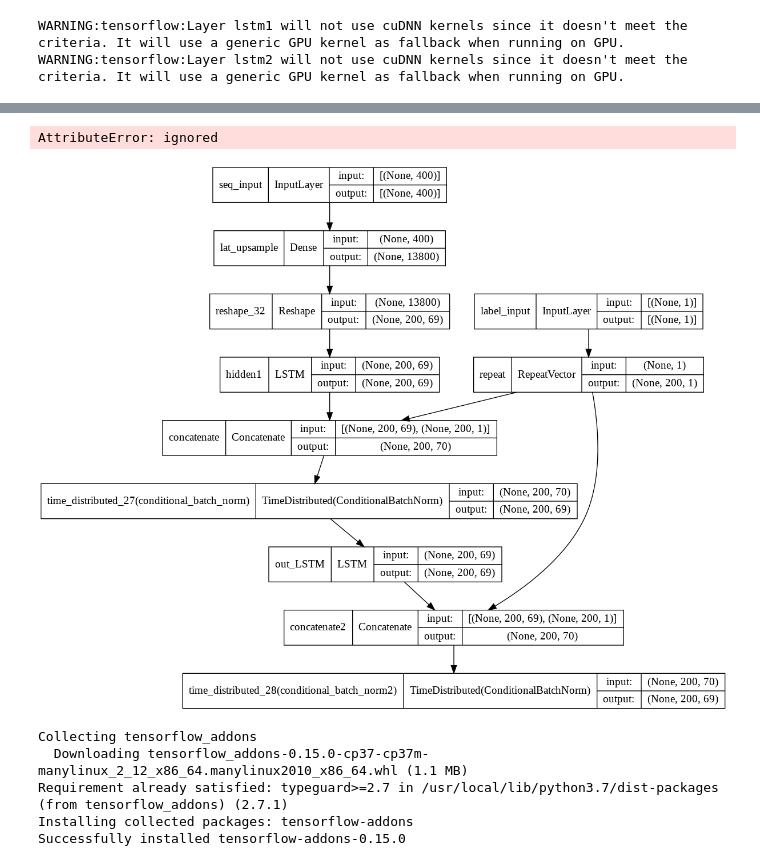
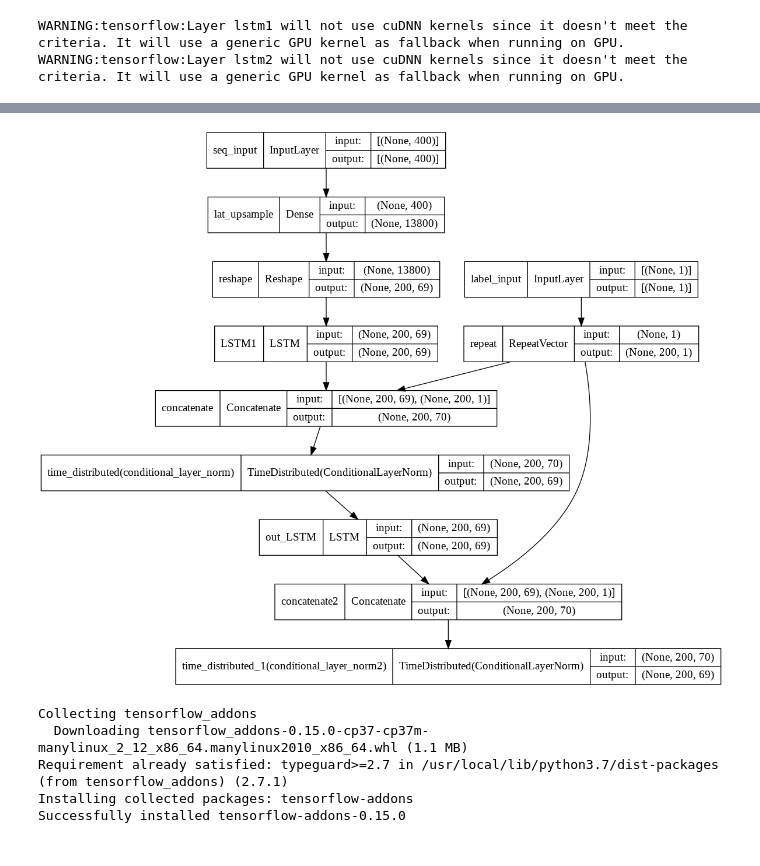
Before and after one commit to arnisafazla/CS490-Senior-Research-Project, a Jupyter notebook: setup.ipynb, the cells around one changed output, grey strips where cells are left out. Drawn from its saved outputs; the diff is of its cells as text; code cells hidden in the pictures.

Commit message:
conditional layer normalization. make both of them more complex, take sin of the data (so scaling and translating dont cause problems).

```diff
--- a/setup.ipynb
+++ b/setup.ipynb
@@ -107,6 +111,8 @@ config = {       # change hyperparams here
         'critic_instance_norm' : False,
         'critic_layer_norm' : False,
         'critic_weight_norm' : False,
+        'generator_batch_norm' : False,
+        'generator_layer_norm' : True,
         'critic_dropout' : 0,
         'gp_weight' : 10.0      # for the gradient penalty used in critic
         # 'avg_alpha' : 0.5        # for moving average in conditional batch norm layer in generator
@@ -211,6 +226,9 @@ generator = define_generator(config)
 # %% [output]
 WARNING:tensorflow:Layer lstm1 will not use cuDNN kernels since it doesn't meet the criteria. It will use a generic GPU kernel as fallback when running on GPU.
 WARNING:tensorflow:Layer lstm2 will not use cuDNN kernels since it doesn't meet the criteria. It will use a generic GPU kernel as fallback when running on GPU.
+# %%
+generator = define_norm_generator(config)
+# plot_model(generator, show_shapes=True, show_layer_names=True)
 # %%
 outputs_path = '/content/drive/MyDrive/CS490/models'
 # the saved models, outputs, and config files will go to this folder
@@ -342,6 +446,2 @@ KeyboardInterrupt: ignored
-# %%
-gan.cm
-# %% [output]
-AttributeError: ignored
 # %%
 for dir in os.listdir('/content/drive/MyDrive/CS490/models'):
@@ -350,9 +450,9 @@ for dir in os.listdir('/content/drive/MyDrive/CS490/models'):
     ! rm -rf $path
 # %%
 from keras.utils.vis_utils import plot_model
-plot_model(gen, show_shapes=True, show_layer_names=True)
+plot_model(generator, show_shapes=True, show_layer_names=True)
 # %% [output]
-[figure, old version]
+[figure, new version]
 # %%
 ! rm -rf /content/drive/MyDrive/CS490/models/WGAN2022.01.27-14:10:21
 # %%
```
Also changed, not shown: parts of 20 cells of this notebook, 3 other files.
